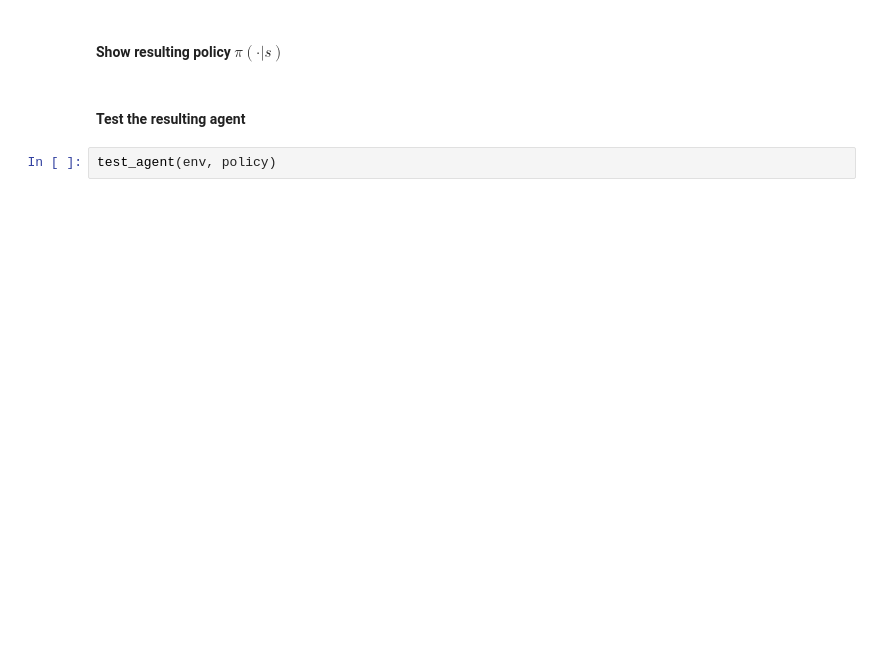
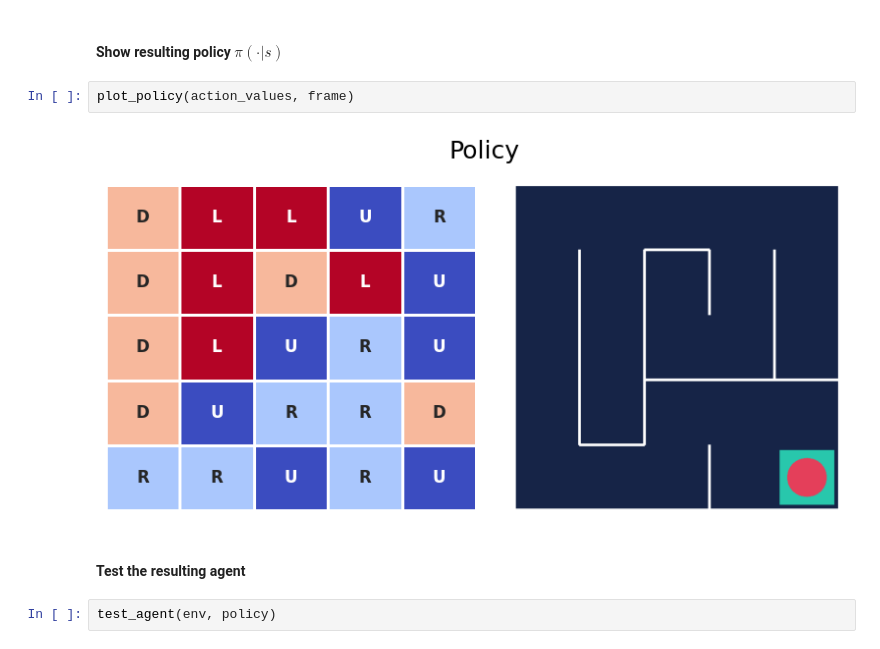
Before and after one commit to LuisMend12/udemy_courses, a Jupyter notebook: rl_course/on_policy_monte_carlo/Section_4_on_policy_control.ipynb, the cells around one changed output. Drawn from its saved outputs; the diff is of its cells as text; blank space fills up the shorter version.

```diff
--- a/rl_course/on_policy_monte_carlo/Section_4_on_policy_control.ipynb
+++ b/rl_course/on_policy_monte_carlo/Section_4_on_policy_control.ipynb
@@ -421,5 +423,9 @@ TypeError: Maze.simulate_step() missing 1 required positional argument: 'action'
 # %% [markdown]
 #### Show resulting policy $\pi(\cdot|s)$
+# %%
+plot_policy(action_values, frame)
+# %% [output]
+[figure, added]
 # %% [markdown]
 #### Test the resulting agent
 # %%
```
Also changed, not shown: parts of 3 cells of this notebook.
